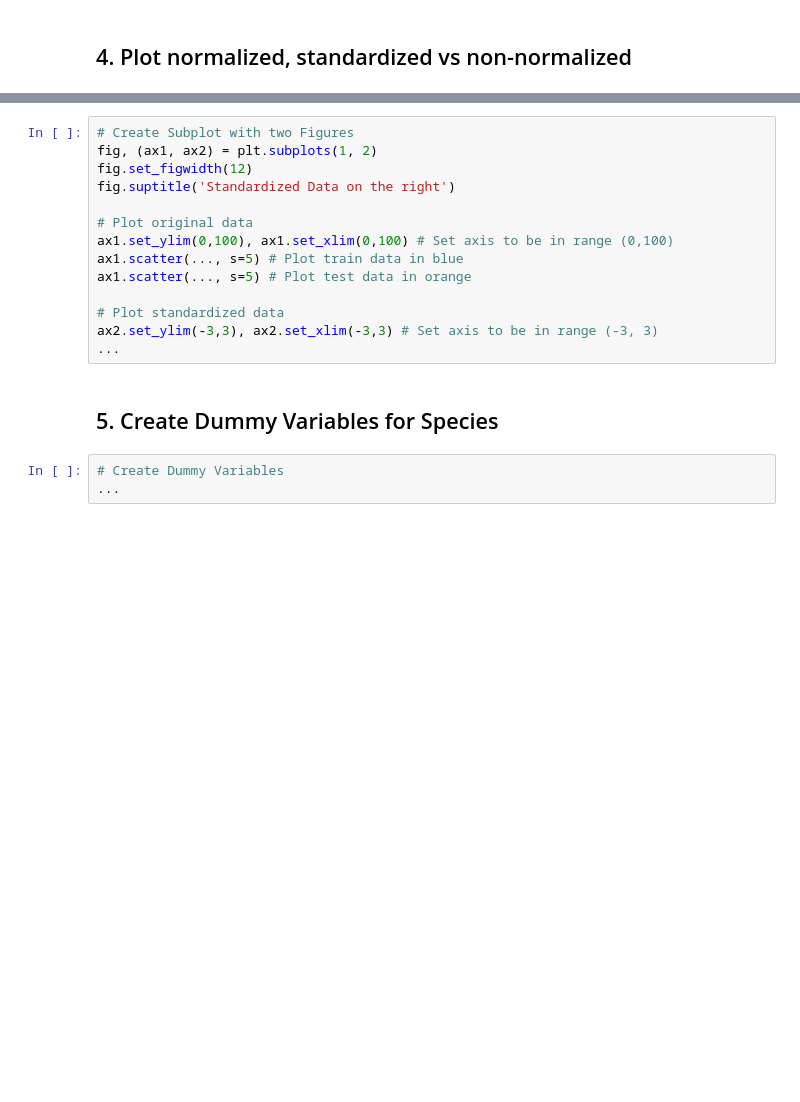
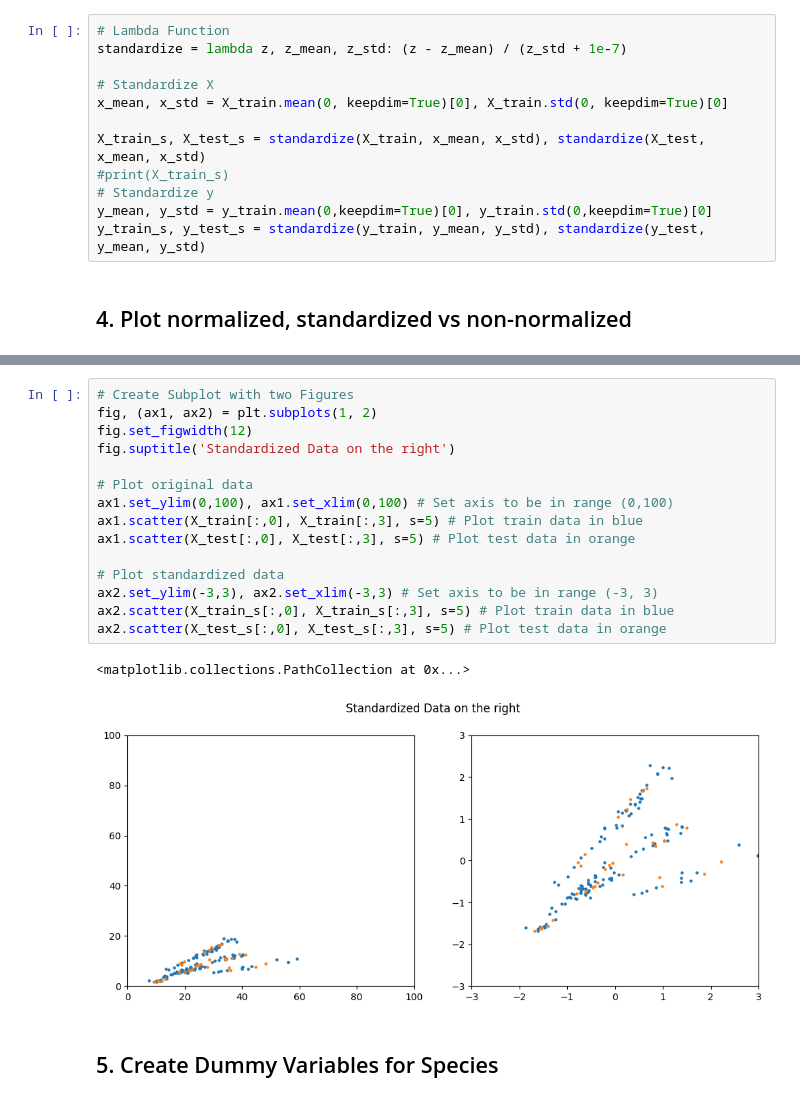
Before and after one commit to czwiessler/deeplearningvm, a Jupyter notebook: Tutorien Lösungen/Tut1/tutorial_01.ipynb, the cells around one changed output, grey strips where cells are left out. Cells and saved outputs as stored; diff of their text form; blank space fills up the shorter version.

```diff
--- a/Tutorien Lösungen/Tut1/tutorial_01.ipynb
+++ b/Tutorien Lösungen/Tut1/tutorial_01.ipynb
@@ -218,2 +238,14 @@ X_train_s, X_test_s = ...
+# %%
+# Lambda Function
+standardize = lambda z, z_mean, z_std: (z - z_mean) / (z_std + 1e-7)
+
+# Standardize X
+x_mean, x_std = X_train.mean(0, keepdim=True)[0], X_train.std(0, keepdim=True)[0]
+
+X_train_s, X_test_s = standardize(X_train, x_mean, x_std), standardize(X_test, x_mean, x_std)
+#print(X_train_s)
+# Standardize y
+y_mean, y_std = y_train.mean(0,keepdim=True)[0], y_train.std(0,keepdim=True)[0]
+y_train_s, y_test_s = standardize(y_train, y_mean, y_std), standardize(y_test, y_mean, y_std)
 # %% [markdown]
 ## 4. Plot normalized, standardized vs non-normalized
@@ -235,19 +291,20 @@ ax2.set_ylim(0,1), ax2.set_xlim(0,1) # Set axis to be in range (0, 1)
 # %%
 # Create Subplot with two Figures
 fig, (ax1, ax2) = plt.subplots(1, 2)
 fig.set_figwidth(12)
 fig.suptitle('Standardized Data on the right')
 
 # Plot original data
 ax1.set_ylim(0,100), ax1.set_xlim(0,100) # Set axis to be in range (0,100)
-ax1.scatter(..., s=5) # Plot train data in blue
-ax1.scatter(..., s=5) # Plot test data in orange
+ax1.scatter(X_train[:,0], X_train[:,3], s=5) # Plot train data in blue
+ax1.scatter(X_test[:,0], X_test[:,3], s=5) # Plot test data in orange
 
 # Plot standardized data
 ax2.set_ylim(-3,3), ax2.set_xlim(-3,3) # Set axis to be in range (-3, 3)
-...
+ax2.scatter(X_train_s[:,0], X_train_s[:,3], s=5) # Plot train data in blue
+ax2.scatter(X_test_s[:,0], X_test_s[:,3], s=5) # Plot test data in orange
+# %% [output]
+<matplotlib.collections.PathCollection at 0x...>
+[figure, added]
 # %% [markdown]
 ## 5. Create Dummy Variables for Species
-# %%
-# Create Dummy Variables
-...
```
Also changed, not shown: parts of 16 cells of this notebook, 13 other files.
